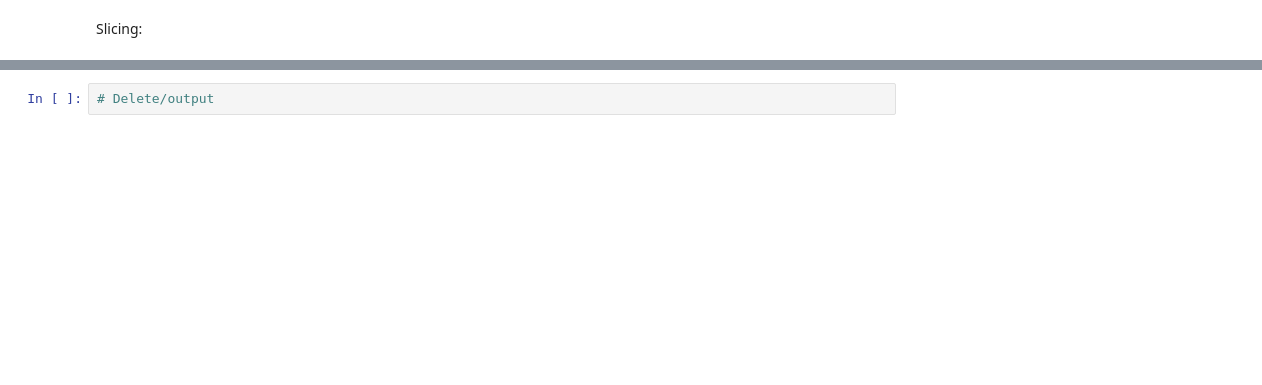
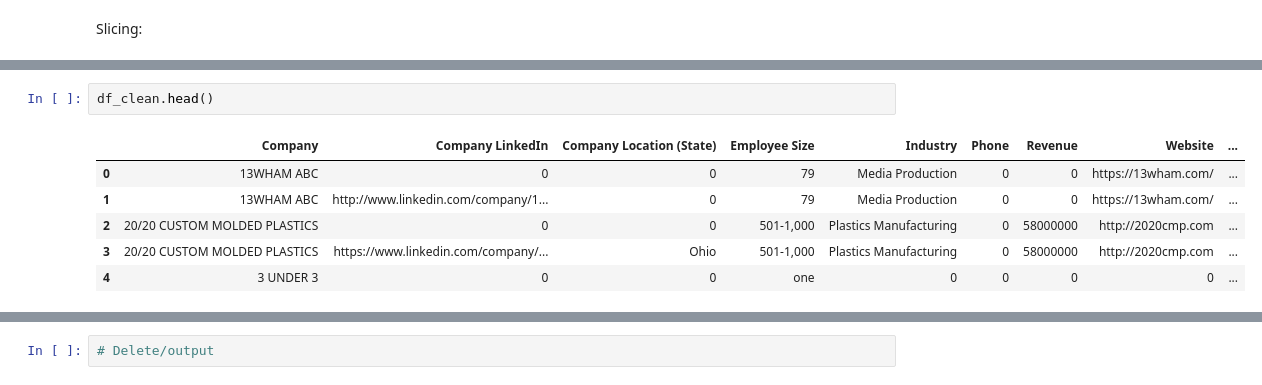
Before and after one commit to yania-n/Data-processing, a Jupyter notebook: Activity_0.ipynb, the cells around one changed output, grey strips where cells are left out. Drawn from its saved outputs; the diff is of its cells as text; blank space fills up the shorter version.

```diff
--- a/Activity_0.ipynb
+++ b/Activity_0.ipynb
@@ -294,0 +396,9 @@ df_clean.drop(columns = ['revenue_cleaned'], inplace = True)
+# %%
+df_clean.head()
+# %% [output]
+|  | Company | Company LinkedIn | Company Location (State) | Employee Size | Industry | Phone | Revenue | Website | ... |
+| 0 | 13WHAM ABC | 0 | 0 | 79 | Media Production | 0 | 0 | https://13wham.com/ | ... |
+| 1 | 13WHAM ABC | http://www.linkedin.com/company/1... | 0 | 79 | Media Production | 0 | 0 | https://13wham.com/ | ... |
+| 2 | 20/20 CUSTOM MOLDED PLASTICS | 0 | 0 | 501-1,000 | Plastics Manufacturing | 0 | 58000000 | http://2020cmp.com | ... |
+| 3 | 20/20 CUSTOM MOLDED PLASTICS | https://www.linkedin.com/company/... | Ohio | 501-1,000 | Plastics Manufacturing | 0 | 58000000 | http://2020cmp.com | ... |
+| 4 | 3 UNDER 3 | 0 | 0 | one | 0 | 0 | 0 | 0 | ... |
```
Also changed, not shown: parts of 34 cells of this notebook, 1 other file.
